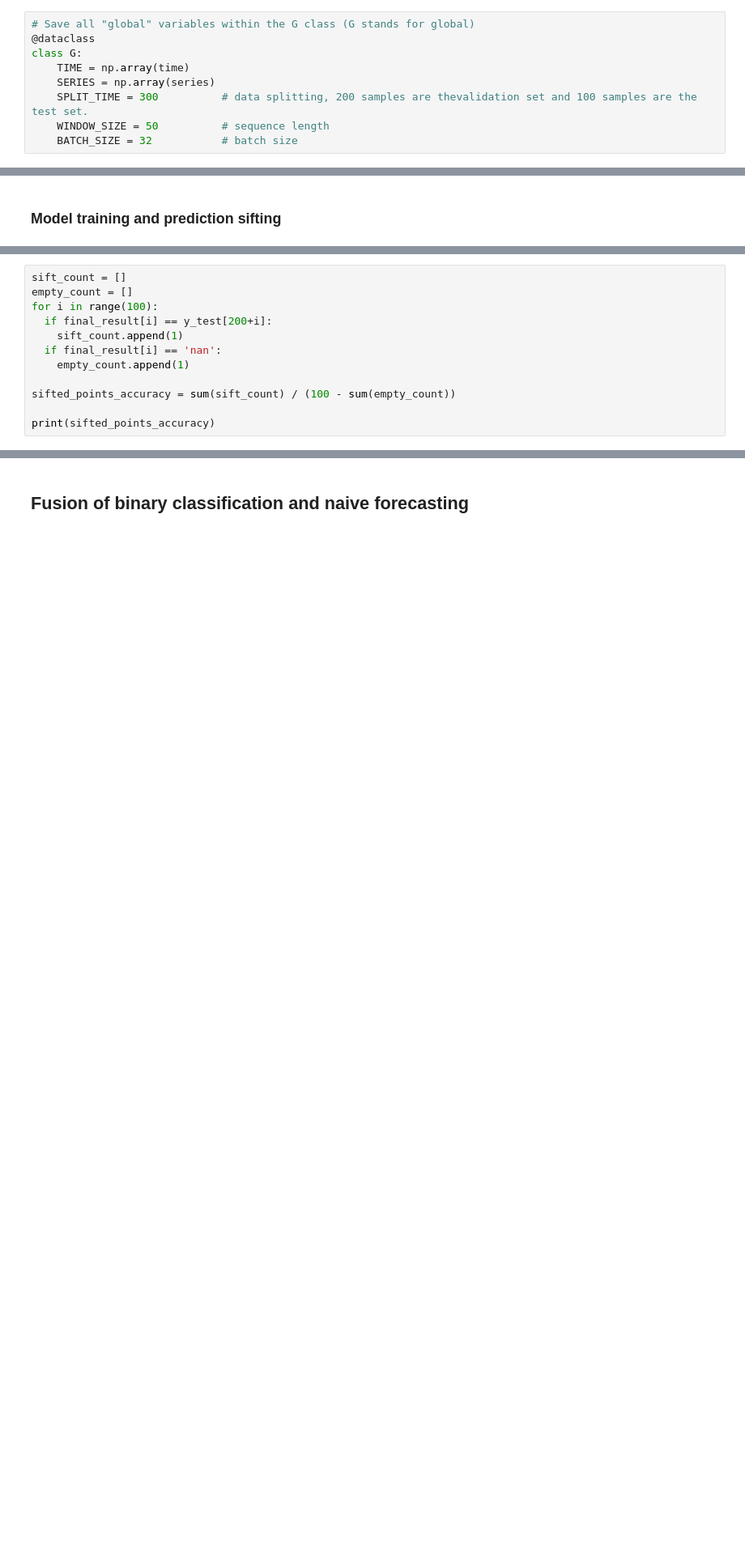
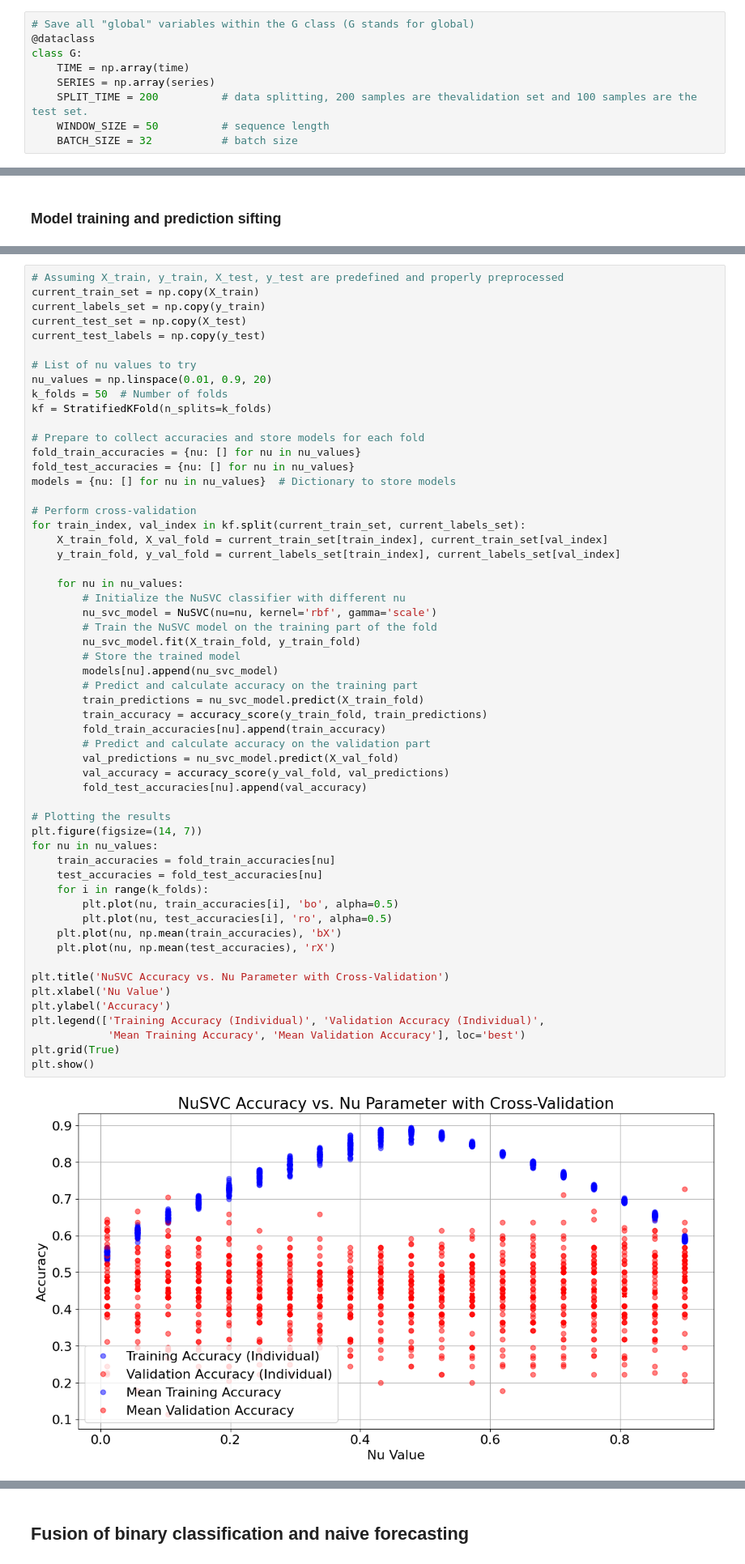
Before and after one commit to Zhang-Cheng-76200/Random-Walk-Prediction, a Jupyter notebook: random_walk_prediction_sp500.ipynb, the cells around one changed output, grey strips where cells are left out. Shown at 81% size. Drawn from its saved outputs; the diff is of its cells as text; blank space fills up the shorter version.

```diff
--- a/random_walk_prediction_sp500.ipynb
+++ b/random_walk_prediction_sp500.ipynb
@@ -129,7 +139,7 @@ for i in range(0, len(series)):
 class G:
     TIME = np.array(time)
     SERIES = np.array(series)
-    SPLIT_TIME = 300          # data splitting, 200 samples are thevalidation set and 100 samples are the test set.
+    SPLIT_TIME = 200          # data splitting, 200 samples are thevalidation set and 100 samples are the test set.
     WINDOW_SIZE = 50          # sequence length
     BATCH_SIZE = 32           # batch size
 # %%
@@ -538,12 +393,0 @@ final_result = eliminate_adjacent(sifted_result)
-# %%
-sift_count = []
-empty_count = []
-for i in range(100):
-  if final_result[i] == y_test[200+i]:
-    sift_count.append(1)
-  if final_result[i] == 'nan':
-    empty_count.append(1)
-
-sifted_points_accuracy = sum(sift_count) / (100 - sum(empty_count))
-
-print(sifted_points_accuracy)
@@ -551,0 +394,58 @@ print(sifted_points_accuracy)
+# %%
+# Assuming X_train, y_train, X_test, y_test are predefined and properly preprocessed
+current_train_set = np.copy(X_train)
+current_labels_set = np.copy(y_train)
+current_test_set = np.copy(X_test)
+current_test_labels = np.copy(y_test)
+
+# List of nu values to try
+nu_values = np.linspace(0.01, 0.9, 20)
+k_folds = 50  # Number of folds
+kf = StratifiedKFold(n_splits=k_folds)
+
+# Prepare to collect accuracies and store models for each fold
+fold_train_accuracies = {nu: [] for nu in nu_values}
+fold_test_accuracies = {nu: [] for nu in nu_values}
+models = {nu: [] for nu in nu_values}  # Dictionary to store models
+
+# Perform cross-validation
+for train_index, val_index in kf.split(current_train_set, current_labels_set):
+    X_train_fold, X_val_fold = current_train_set[train_index], current_train_set[val_index]
+    y_train_fold, y_val_fold = current_labels_set[train_index], current_labels_set[val_index]
+
+    for nu in nu_values:
+        # Initialize the NuSVC classifier with different nu
+        nu_svc_model = NuSVC(nu=nu, kernel='rbf', gamma='scale')
+        # Train the NuSVC model on the training part of the fold
+        nu_svc_model.fit(X_train_fold, y_train_fold)
+        # Store the trained model
+        models[nu].append(nu_svc_model)
+        # Predict and calculate accuracy on the training part
+        train_predictions = nu_svc_model.predict(X_train_fold)
+        train_accuracy = accuracy_score(y_train_fold, train_predictions)
+        fold_train_accuracies[nu].append(train_accuracy)
+        # Predict and calculate accuracy on the validation part
+        val_predictions = nu_svc_model.predict(X_val_fold)
+        val_accuracy = accuracy_score(y_val_fold, val_predictions)
+        fold_test_accuracies[nu].append(val_accuracy)
+
+# Plotting the results
+plt.figure(figsize=(14, 7))
+for nu in nu_values:
+    train_accuracies = fold_train_accuracies[nu]
+    test_accuracies = fold_test_accuracies[nu]
+    for i in range(k_folds):
+        plt.plot(nu, train_accuracies[i], 'bo', alpha=0.5)
+        plt.plot(nu, test_accuracies[i], 'ro', alpha=0.5)
+    plt.plot(nu, np.mean(train_accuracies), 'bX')
+    plt.plot(nu, np.mean(test_accuracies), 'rX')
+
+plt.title('NuSVC Accuracy vs. Nu Parameter with Cross-Validation')
+plt.xlabel('Nu Value')
+plt.ylabel('Accuracy')
+plt.legend(['Training Accuracy (Individual)', 'Validation Accuracy (Individual)',
+            'Mean Training Accuracy', 'Mean Validation Accuracy'], loc='best')
+plt.grid(True)
+plt.show()
+# %% [output]
+[figure, added]
```
Also changed, not shown: parts of 30 cells of this notebook.
